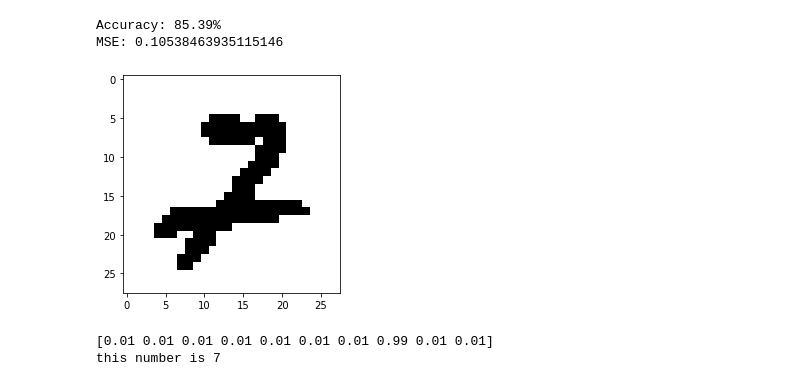
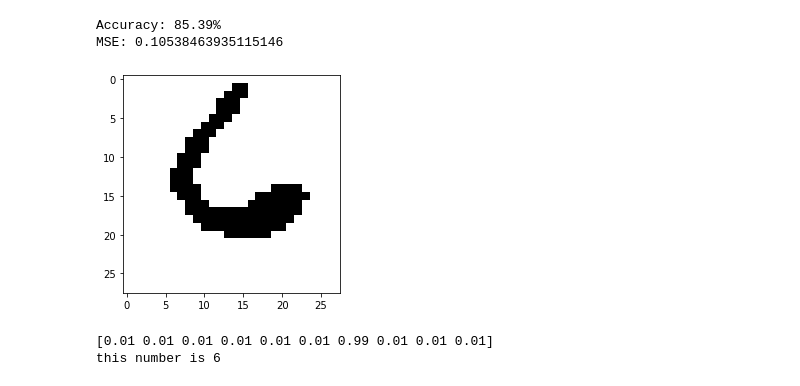
Before and after one commit to Francis-Magallanes/Any, a Jupyter notebook: Neural-Network-Training.ipynb, the cells around one changed output. Cells and saved outputs as stored; diff of their text form; code cells hidden in the pictures.

```diff
--- a/Neural-Network-Training.ipynb
+++ b/Neural-Network-Training.ipynb
@@ -231,21 +231,21 @@ MSE: 0.10538463935115146
 # %%
 #correct but extremely hard
 #1459, 520
 
-#9009,3828,53 - wrong output of the neural network
-index = 9009
+#9009,3828,53,800,2078 - wrong output of the neural network
+index = 9392
 img = test_data_x[:,index]
 
 sample = img.reshape((28,28))
 plt.imshow(sample, cmap = "Greys")
 plt.show()
 
 print(test_data_y[:,index])
 print(f"this number is {np.argmax(test_data_y[:,index])}")
 # %% [output]
-[figure, old version]
+[figure, new version]
-[0.01 0.01 0.01 0.01 0.01 0.01 0.01 0.99 0.01 0.01]
-this number is 7
+[0.01 0.01 0.01 0.01 0.01 0.01 0.99 0.01 0.01 0.01]
+this number is 6
 # %%
 test = np.array([img])
 test = test.T
```
Also changed, not shown: parts of 2 cells of this notebook, 1 other file.
